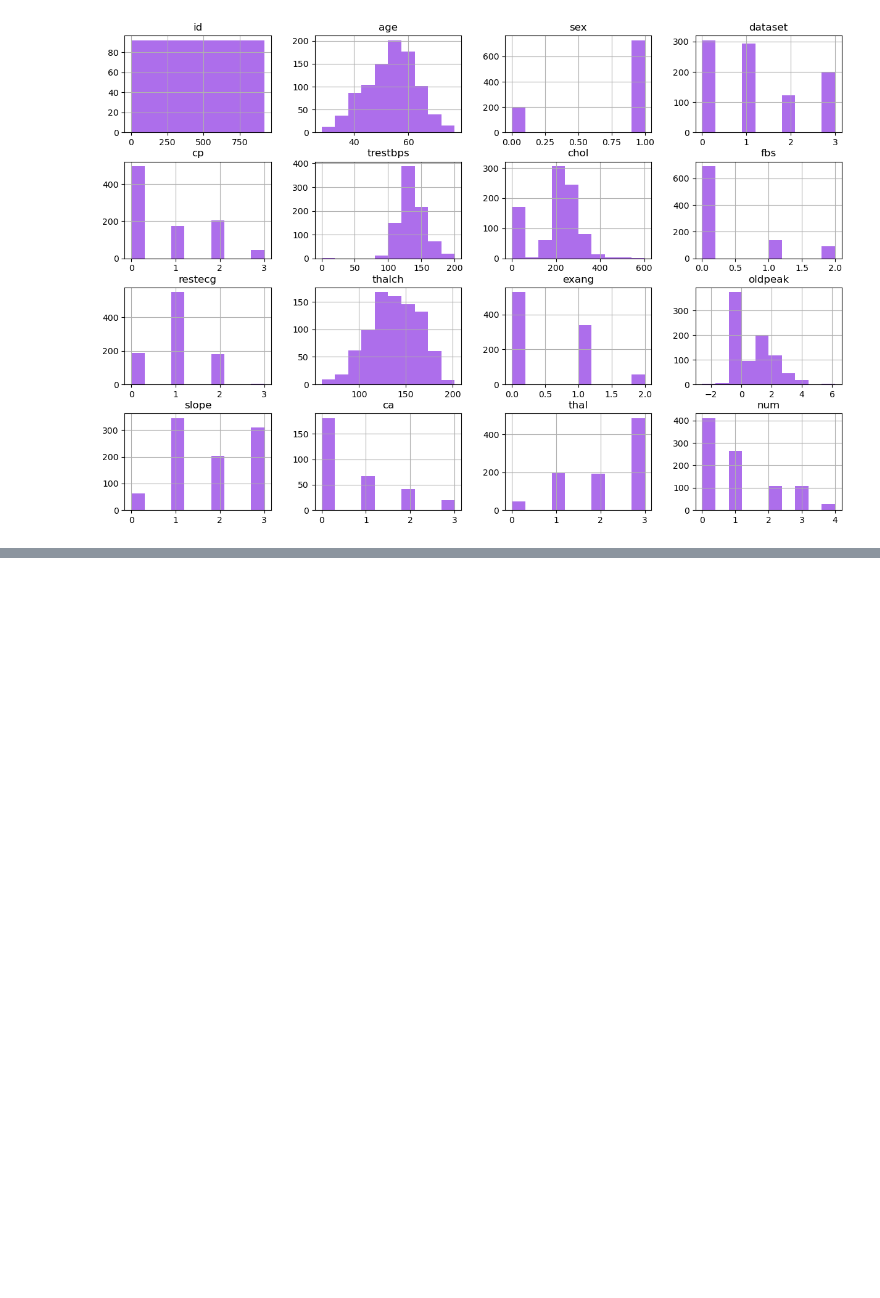
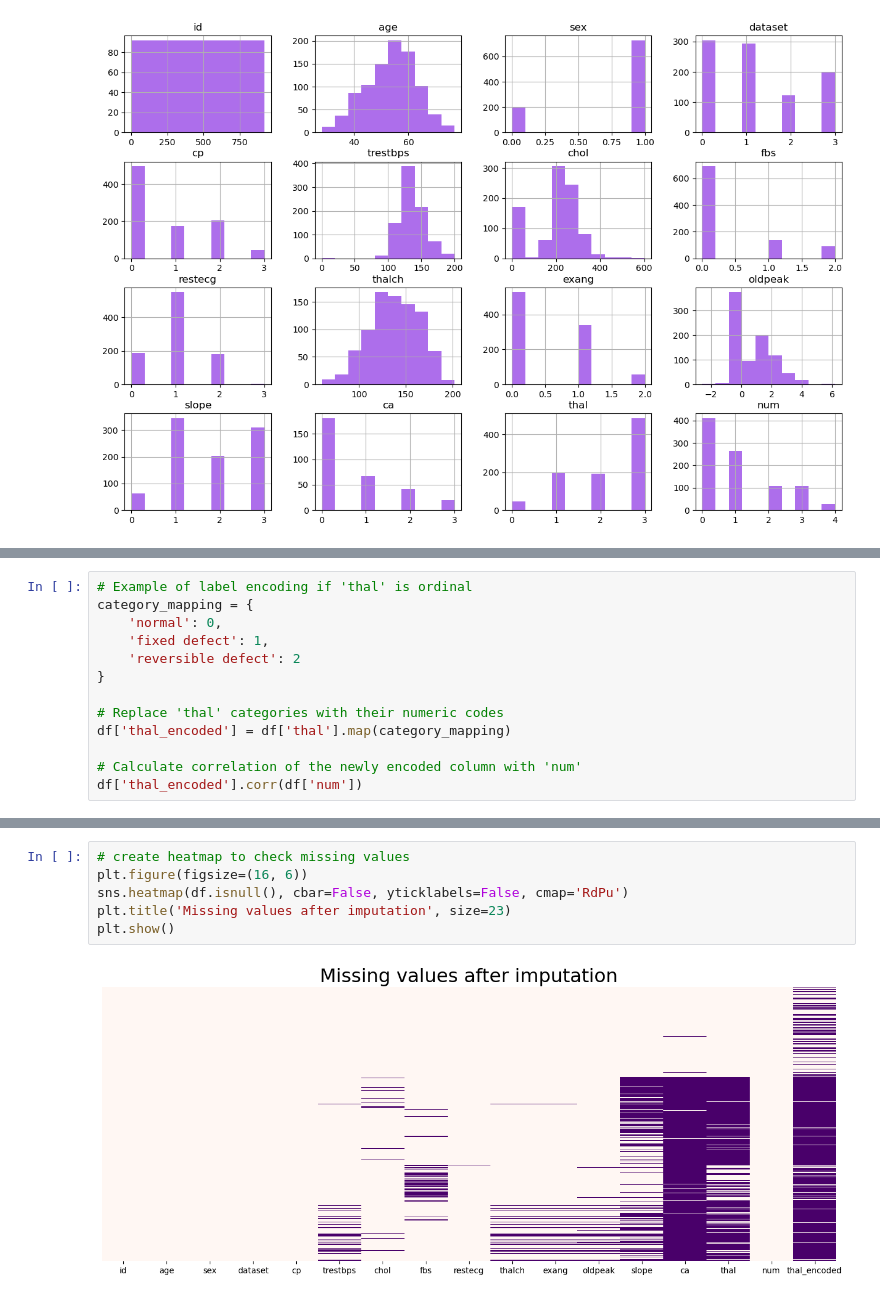
Before and after one commit to uia9020/Heart-Attack-Risk-Analysis, a Jupyter notebook: main_EDA.ipynb, the cells around one changed output, grey strips where cells are left out. Drawn from its saved outputs; the diff is of its cells as text; blank space fills up the shorter version.

```diff
--- a/main_EDA.ipynb
+++ b/main_EDA.ipynb
@@ -486,0 +513,13 @@ plt.show()
+# %%
+# Example of label encoding if 'thal' is ordinal
+category_mapping = {
+    'normal': 0,
+    'fixed defect': 1,
+    'reversible defect': 2
+}
+
+# Replace 'thal' categories with their numeric codes
+df['thal_encoded'] = df['thal'].map(category_mapping)
+
+# Calculate correlation of the newly encoded column with 'num'
+df['thal_encoded'].corr(df['num'])
@@ -486,0 +565,8 @@ plt.show()
+# %%
+# create heatmap to check missing values
+plt.figure(figsize=(16, 6))
+sns.heatmap(df.isnull(), cbar=False, yticklabels=False, cmap='RdPu')
+plt.title('Missing values after imputation', size=23)
+plt.show()
+# %% [output]
+[figure, added]
```
Also changed, not shown: parts of 13 cells of this notebook, 5 other files.
